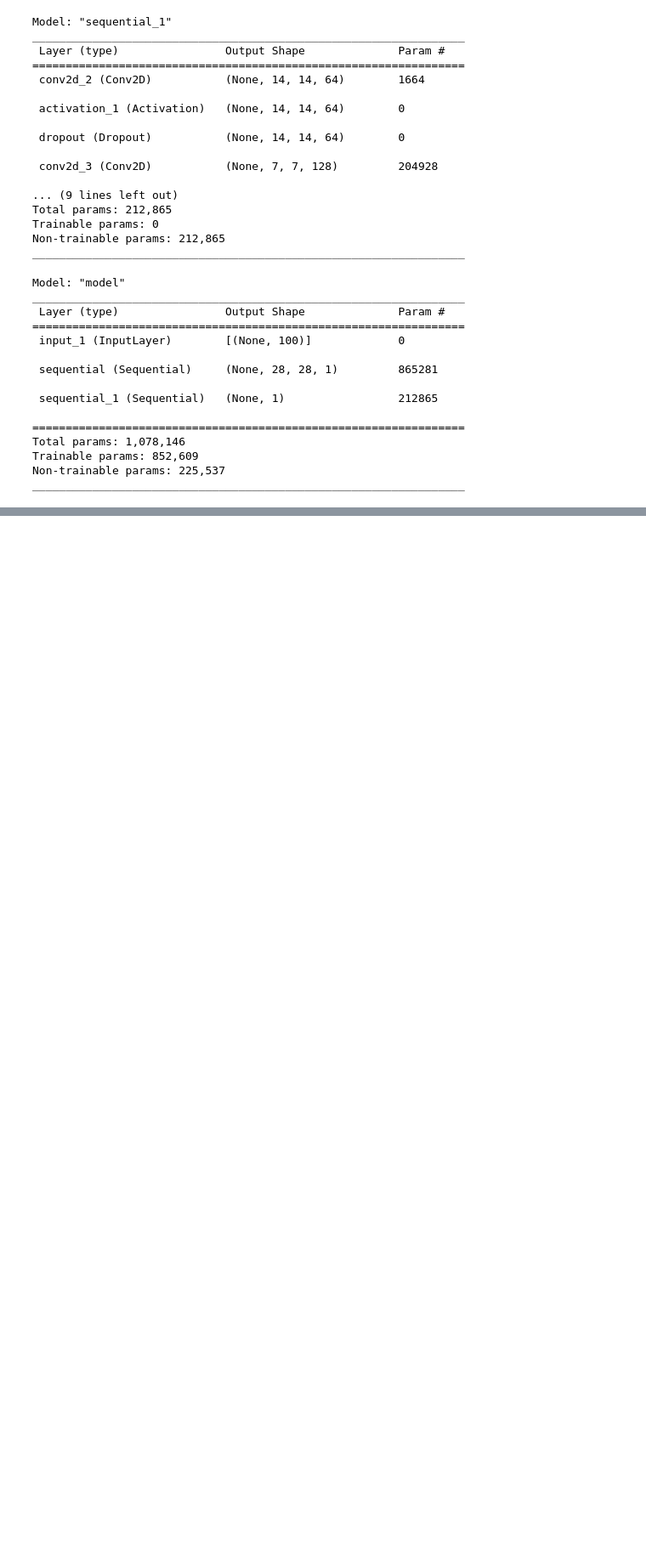
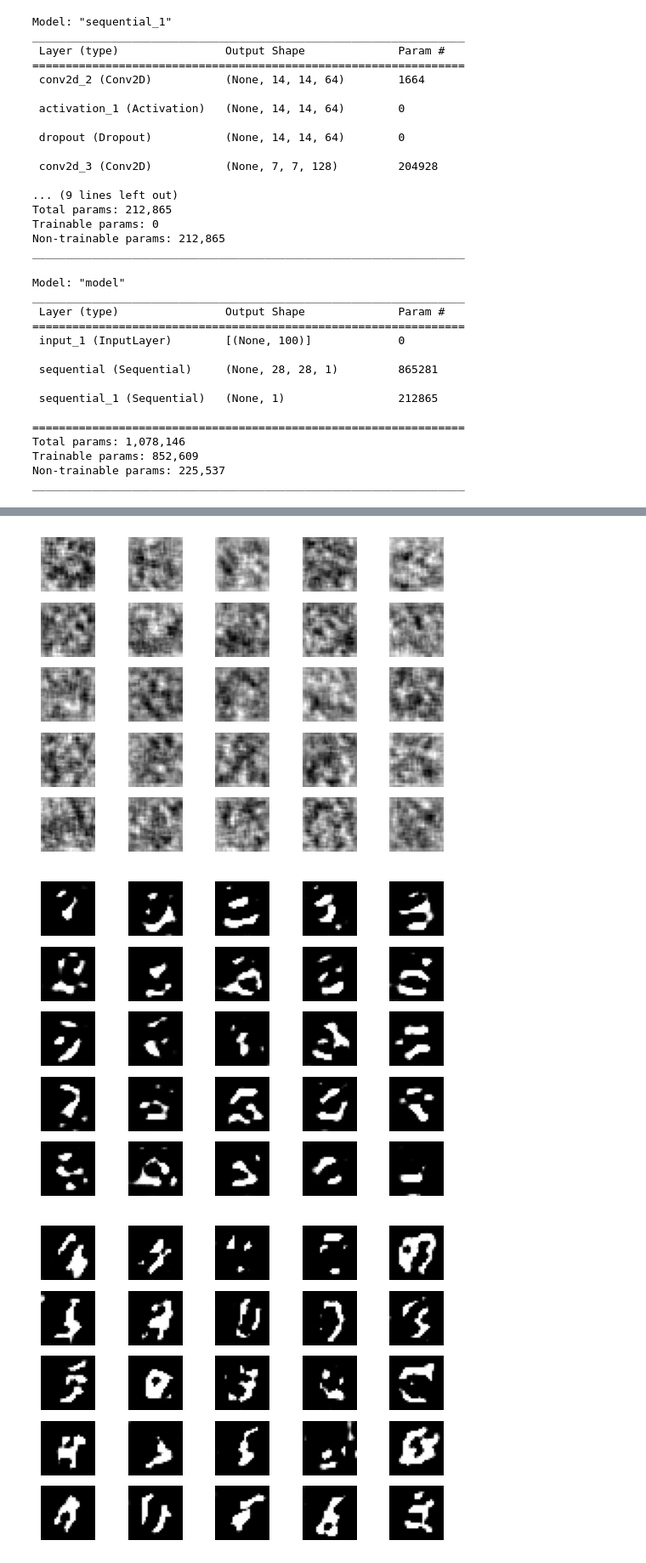
Before and after one commit to Son-Sumin/Jupyter, a Jupyter notebook: dl/practice/Chap19.ipynb, the cells around one changed output, grey strips where cells are left out. Shown at 85% size. Cells and saved outputs as stored; diff of their text form; code cells hidden in the pictures; blank space fills up the shorter version.

```diff
--- a/dl/practice/Chap19.ipynb
+++ b/dl/practice/Chap19.ipynb
@@ -89,7 +90,7 @@ Trainable params: 0
 Non-trainable params: 212,865
 _________________________________________________________________
 # %%
-ginput = layers.Input(shape=(100))
+ginput = layers.Input(shape=(100,))
 dis_output = discriminator(generator(ginput))
 gan = models.Model(ginput, dis_output)
 gan.compile(loss='binary_crossentropy', optimizer='adam')
@@ -112,0 +164,3 @@ _________________________________________________________________
+# %%
+gan_train(2001, 32, 200)  # epoch + 1, batch_size, saving_interval
+# %% [output]
@@ -112,0 +184,3 @@ _________________________________________________________________
+[figure, added]
+[figure, added]
+[figure, added]
```
Also changed, not shown: parts of 3 cells of this notebook, 12 other files.
